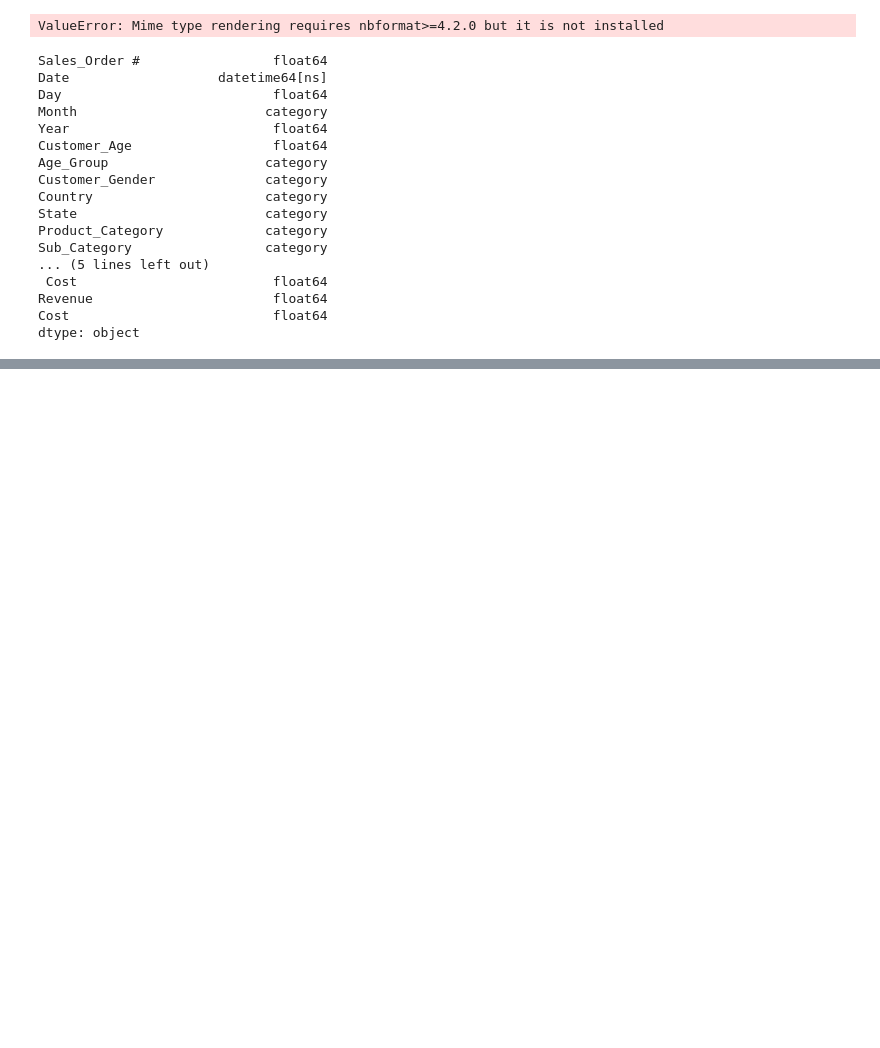
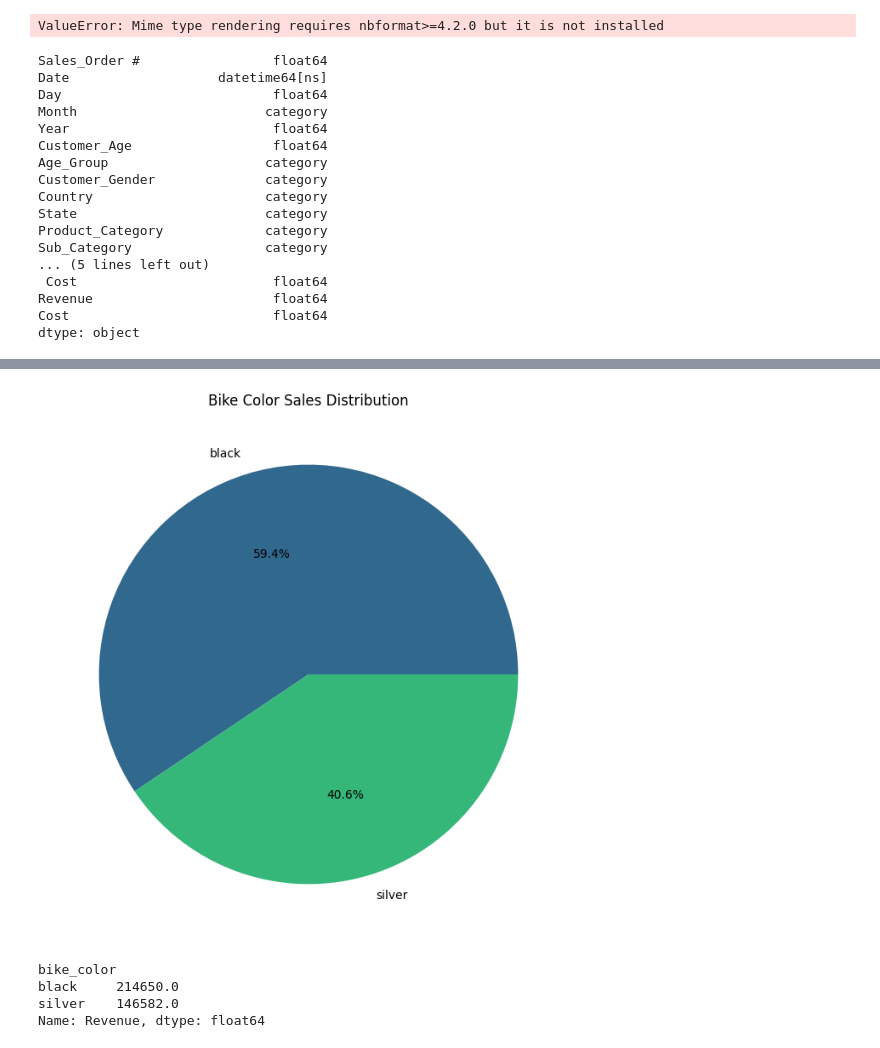
Before and after one commit to anitajn86/DATA-VIZ, a Jupyter notebook: Vizwork.ipynb, the cells around one changed output, grey strips where cells are left out. Saved outputs shown, nothing was run; the diff lists cells and outputs as text; code cells hidden in the pictures; blank space fills up the shorter version.

```diff
--- a/Vizwork.ipynb
+++ b/Vizwork.ipynb
@@ -257,0 +272,14 @@ AttributeError: 'function' object has no attribute 'sort_values'
+# %%
+plt.figure(figsize=(8, 8))
+plt.pie(color_sales, labels=color_sales.index, autopct="%1.1f%%", colors=sns.color_palette("viridis", len(color_sales)))
+plt.title("Bike Color Sales Distribution")
+plt.show()
+# %% [output]
+[figure, added]
+# %%
+color_sales
+# %% [output]
+bike_color
+black     214650.0
+silver    146582.0
+Name: Revenue, dtype: float64
```
Also changed, not shown: parts of 10 cells of this notebook.
